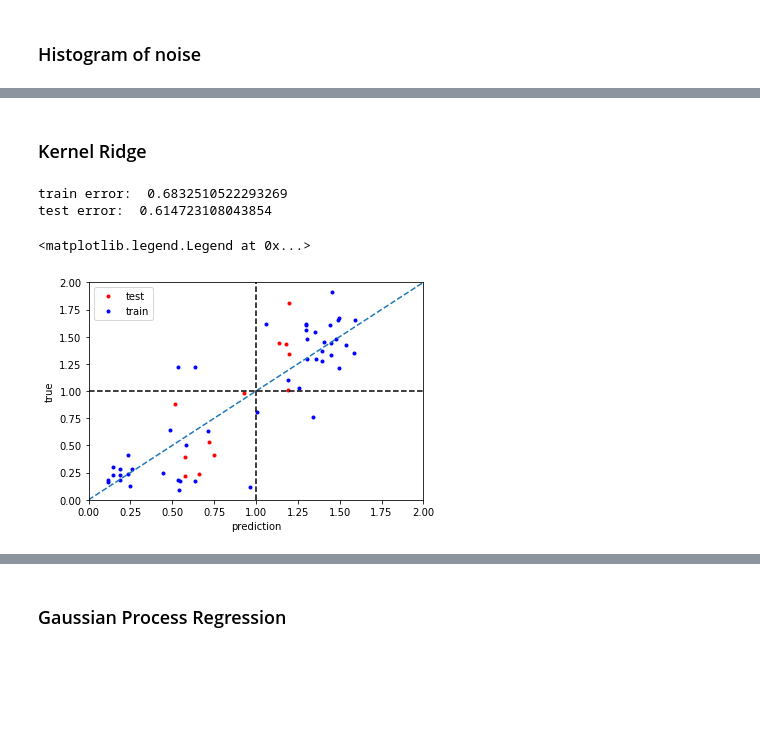
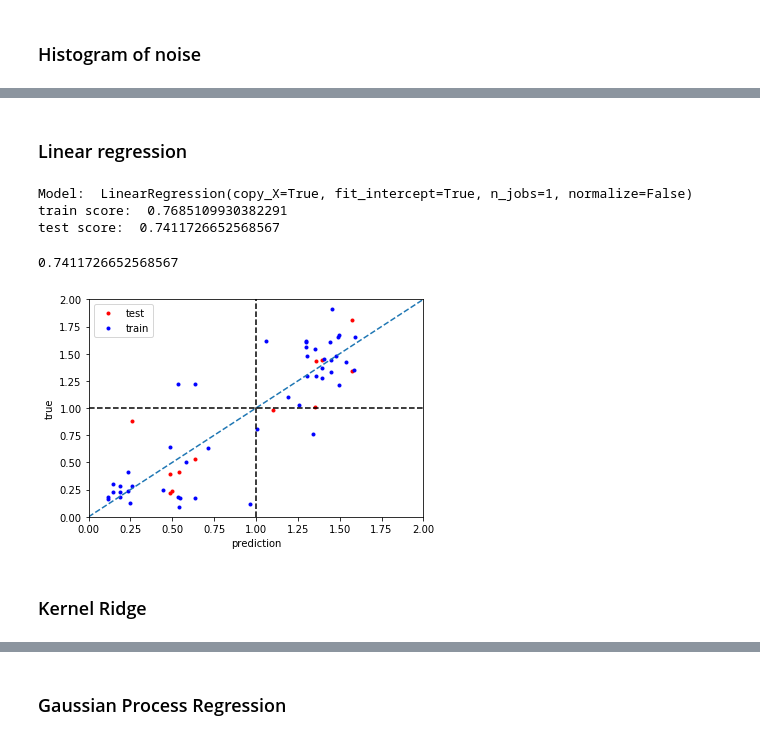
Before and after one commit to chengsoonong/eheye, a Jupyter notebook: SynBio/Regression on SynBio.ipynb, the cells around one changed output, grey strips where cells are left out. Saved outputs shown, nothing was run; the diff lists cells and outputs as text; code cells hidden in the pictures; blank space fills up the shorter version.

```diff
--- a/SynBio/Regression on SynBio.ipynb
+++ b/SynBio/Regression on SynBio.ipynb
@@ -85,28 +64,43 @@ The QQ-Plot above shows the empirical residual is close to symmetric but with he
+# %%
+def regression(model, X, y,is_print = True, is_plot = True):
+
+    X_train, X_test, y_train, y_test = train_test_split(X, y, test_size=0.2, random_state=42)
+
+    reg = model
+    reg.fit(X_train,y_train)
+    train_predict = reg.predict(X_train)
+    test_predict = reg.predict(X_test)
+
+    train_score = reg.score(X_train, y_train)
+    test_score = reg.score(X_test, y_test)
+
+    if is_print:
+        print('Model: ', str(model))
+        print('train score: ', train_score)
+        print('test score: ', test_score)
+
+    if is_plot:
+        plt.plot(test_predict, y_test, 'r.', label = 'test')
+        plt.plot(train_predict, y_train, 'b.', label = 'train')
+        plt.plot([0,2], [0,2], '--')
+        plt.plot([0,2], [1,1], 'k--')
+        plt.plot([1,1], [0,2], 'k--')
+        plt.xlabel('prediction')
+        plt.ylabel('true')
+        plt.xlim(0,2)
+        plt.ylim(0,2)
+        plt.legend()
+
+    return test_score
+# %% [markdown]
+### Linear regression
+# %%
+regression(LinearRegression(), X, y)
+# %% [output]
+Model:  LinearRegression(copy_X=True, fit_intercept=True, n_jobs=1, normalize=False)
+train score:  0.7685109930382291
+test score:  0.7411726652568567
+0.7411726652568567
+[figure, added]
 # %% [markdown]
  ### Kernel Ridge
-# %%
-kernelreg = KernelRidge(kernel = 'rbf').fit(X_train,y_train)
-prediction = kernelreg.predict(X_test)
-
-train_error = kernelreg.score(X_train, y_train)
-test_error = kernelreg.score(X_test, y_test)
-
-print('train error: ', train_error)
-print('test error: ', test_error)
-# %% [output]
-train error:  0.6832510522293269
-test error:  0.614723108043854
-# %%
-plt.plot(prediction, y_test, 'r.', label = 'test')
-plt.plot(reg.predict(X_train), y_train, 'b.', label = 'train')
-plt.plot([0,2], [0,2], '--')
-plt.plot([0,2], [1,1], 'k--')
-plt.plot([1,1], [0,2], 'k--')
-plt.xlabel('prediction')
-plt.ylabel('true')
-plt.xlim(0,2)
-plt.ylim(0,2)
-plt.legend()
-# %% [output]
-<matplotlib.legend.Legend at 0x...>
-[figure, removed]
```
Also changed, not shown: parts of 24 cells of this notebook.
